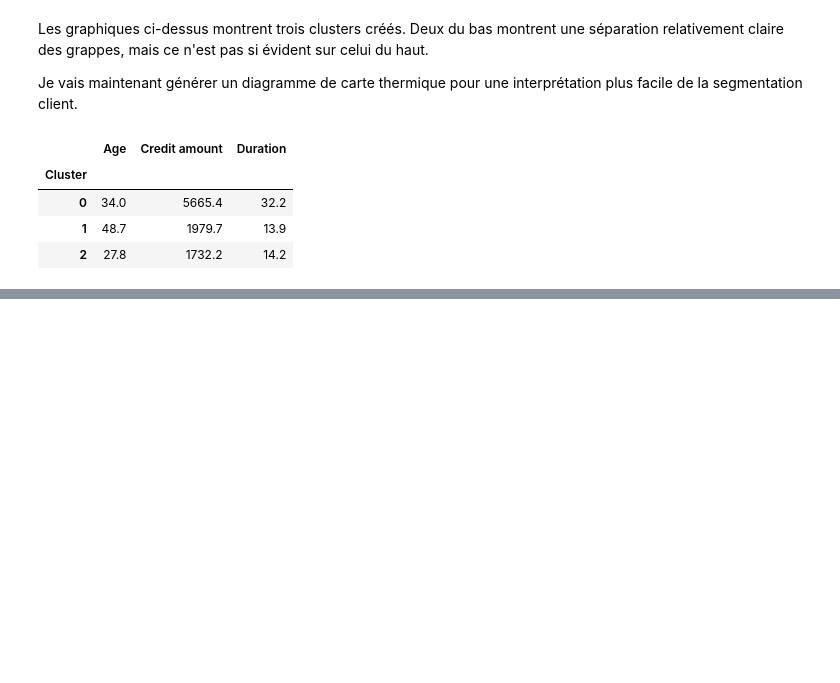
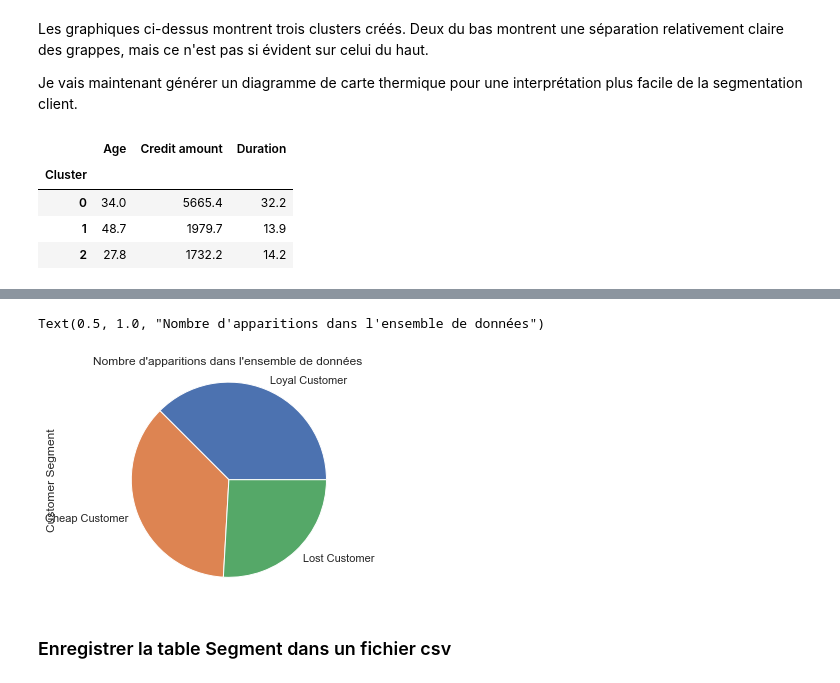
Before and after one commit to Medelkouch/Scoring_Segmentation_Customer, a Jupyter notebook: Scoring_Segmentation_Customer.ipynb, the cells around one changed output, grey strips where cells are left out. Saved outputs shown, nothing was run; the diff lists cells and outputs as text; code cells hidden in the pictures; blank space fills up the shorter version.

```diff
--- a/Scoring_Segmentation_Customer.ipynb
+++ b/Scoring_Segmentation_Customer.ipynb
@@ -223,7 +223,7 @@ Pour le clustering, je vais créer un sous-ensemble contenant uniquement des var
 # %%
 #Sélection de colonnes pour la mise en cluster avec k-means
 selected_cols = ["Age","Credit amount", "Duration"]
-cluster_data = data.loc[:,selected_cols]
+cluster_data = data_frame.loc[:,selected_cols]
 # %% [markdown]
 Je vais créer une fonction qui trace trois histogrammes - un pour chaque variable.
 # %%
@@ -430,0 +384,13 @@ Cluster 3 - montant moyen élevé du crédit, durée intermédiaire, clients plu
+# %%
+def segment(clustered_data):
+    if clustered_data['Cluster'] == 0:
+        return 'Loyal Customer'
+    elif clustered_data['Cluster'] == 2:
+        return 'Cheap Customer'
+    elif clustered_data['Cluster'] == 1:
+        return 'Lost Customer'
+    else:
+        return 'Autres'
+# %%
+clustered_data['Customer Segment'] = clustered_data.apply(segment, axis= 1)
+clustered_data.head()
@@ -430,0 +405,10 @@ Cluster 3 - montant moyen élevé du crédit, durée intermédiaire, clients plu
+# %%
+#Graphique en secteurs
+clustered_data['Customer Segment'].value_counts().plot(kind='pie')
+plt.axis('equal')
+plt.title("Nombre d'apparitions dans l'ensemble de données")
+# %% [output]
+Text(0.5, 1.0, "Nombre d'apparitions dans l'ensemble de données")
+[figure, added]
+# %% [markdown]
+### Enregistrer la table Segment dans un fichier csv
```
Also changed, not shown: parts of 27 cells of this notebook, 7 other files.
